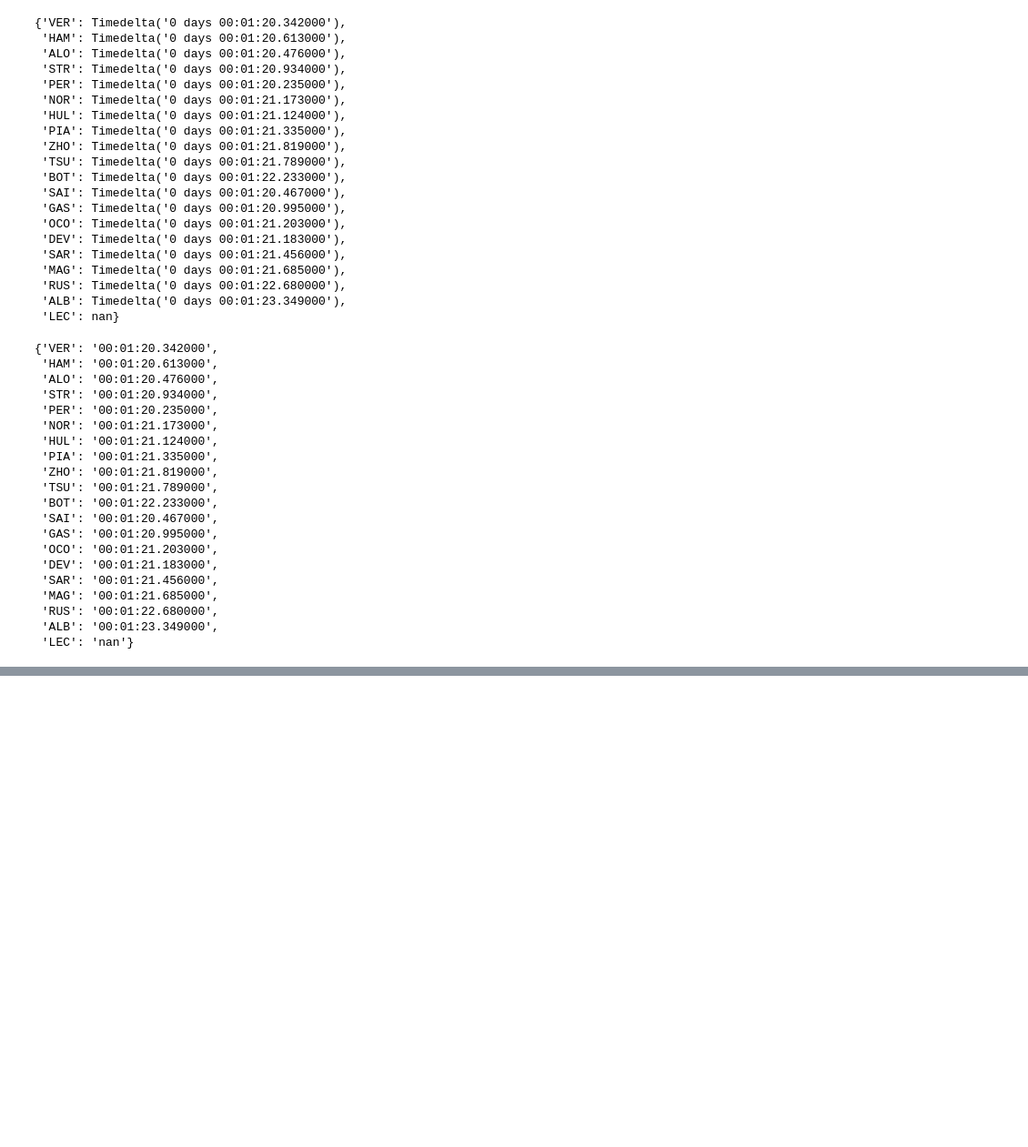
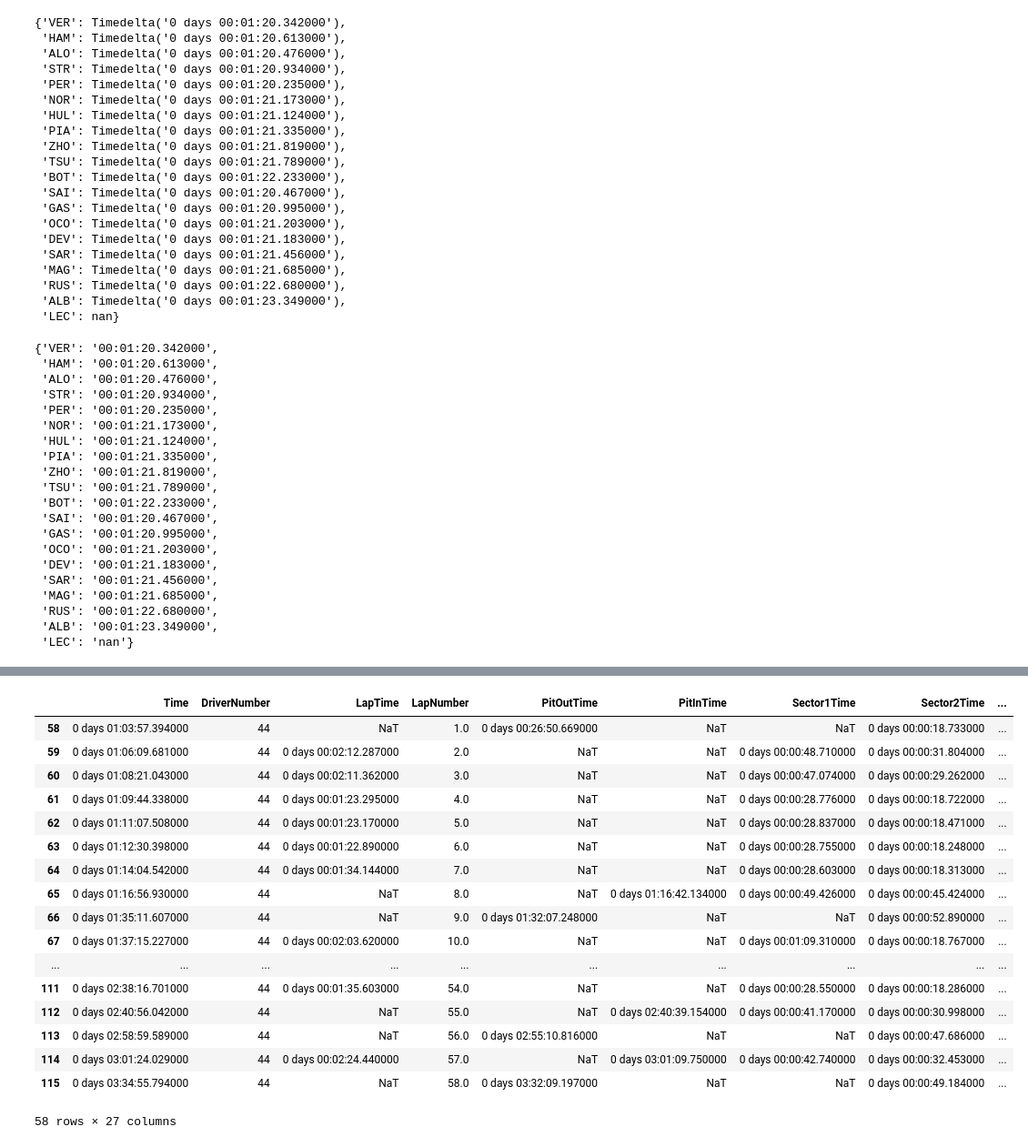
Before and after one commit to ztrend/data_science, a Jupyter notebook: Australia.ipynb, the cells around one changed output, grey strips where cells are left out. Shown at 91% size. Cells and saved outputs as stored; diff of their text form; code cells hidden in the pictures; blank space fills up the shorter version.

```diff
--- a/Australia.ipynb
+++ b/Australia.ipynb
@@ -200,0 +197,23 @@ To github.com:ztrend/data_science.git
+# %%
+#Give you one specific driver
+ham_laps = laps.pick_driver('HAM')
+ham_laps
+# %% [output]
+|  | Time | DriverNumber | LapTime | LapNumber | PitOutTime | PitInTime | Sector1Time | Sector2Time | ... |
+| 58 | 0 days 01:03:57.394000 | 44 | NaT | 1.0 | 0 days 00:26:50.669000 | NaT | NaT | 0 days 00:00:18.733000 | ... |
+| 59 | 0 days 01:06:09.681000 | 44 | 0 days 00:02:12.287000 | 2.0 | NaT | NaT | 0 days 00:00:48.710000 | 0 days 00:00:31.804000 | ... |
+| 60 | 0 days 01:08:21.043000 | 44 | 0 days 00:02:11.362000 | 3.0 | NaT | NaT | 0 days 00:00:47.074000 | 0 days 00:00:29.262000 | ... |
+| 61 | 0 days 01:09:44.338000 | 44 | 0 days 00:01:23.295000 | 4.0 | NaT | NaT | 0 days 00:00:28.776000 | 0 days 00:00:18.722000 | ... |
+| 62 | 0 days 01:11:07.508000 | 44 | 0 days 00:01:23.170000 | 5.0 | NaT | NaT | 0 days 00:00:28.837000 | 0 days 00:00:18.471000 | ... |
+| 63 | 0 days 01:12:30.398000 | 44 | 0 days 00:01:22.890000 | 6.0 | NaT | NaT | 0 days 00:00:28.755000 | 0 days 00:00:18.248000 | ... |
+| 64 | 0 days 01:14:04.542000 | 44 | 0 days 00:01:34.144000 | 7.0 | NaT | NaT | 0 days 00:00:28.603000 | 0 days 00:00:18.313000 | ... |
+| 65 | 0 days 01:16:56.930000 | 44 | NaT | 8.0 | NaT | 0 days 01:16:42.134000 | 0 days 00:00:49.426000 | 0 days 00:00:45.424000 | ... |
+| 66 | 0 days 01:35:11.607000 | 44 | NaT | 9.0 | 0 days 01:32:07.248000 | NaT | NaT | 0 days 00:00:52.890000 | ... |
+| 67 | 0 days 01:37:15.227000 | 44 | 0 days 00:02:03.620000 | 10.0 | NaT | NaT | 0 days 00:01:09.310000 | 0 days 00:00:18.767000 | ... |
+| ... | ... | ... | ... | ... | ... | ... | ... | ... | ... |
+| 111 | 0 days 02:38:16.701000 | 44 | 0 days 00:01:35.603000 | 54.0 | NaT | NaT | 0 days 00:00:28.550000 | 0 days 00:00:18.286000 | ... |
+| 112 | 0 days 02:40:56.042000 | 44 | NaT | 55.0 | NaT | 0 days 02:40:39.154000 | 0 days 00:00:41.170000 | 0 days 00:00:30.998000 | ... |
+| 113 | 0 days 02:58:59.589000 | 44 | NaT | 56.0 | 0 days 02:55:10.816000 | NaT | NaT | 0 days 00:00:47.686000 | ... |
+| 114 | 0 days 03:01:24.029000 | 44 | 0 days 00:02:24.440000 | 57.0 | NaT | 0 days 03:01:09.750000 | 0 days 00:00:42.740000 | 0 days 00:00:32.453000 | ... |
+| 115 | 0 days 03:34:55.794000 | 44 | NaT | 58.0 | 0 days 03:32:09.197000 | NaT | NaT | 0 days 00:00:49.184000 | ... |
+58 rows × 27 columns
```
Also changed, not shown: parts of 10 cells of this notebook.
